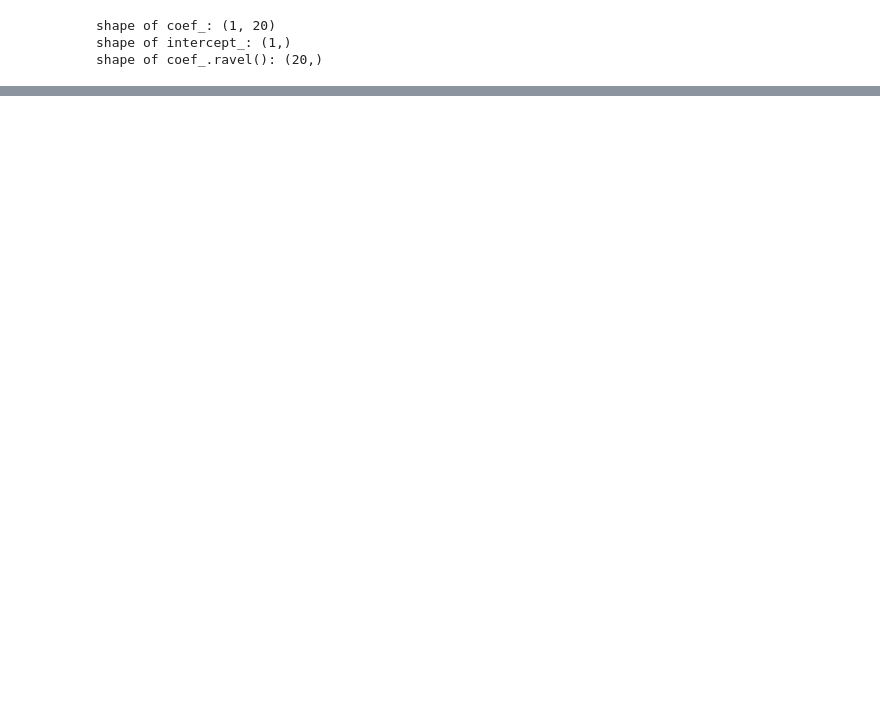
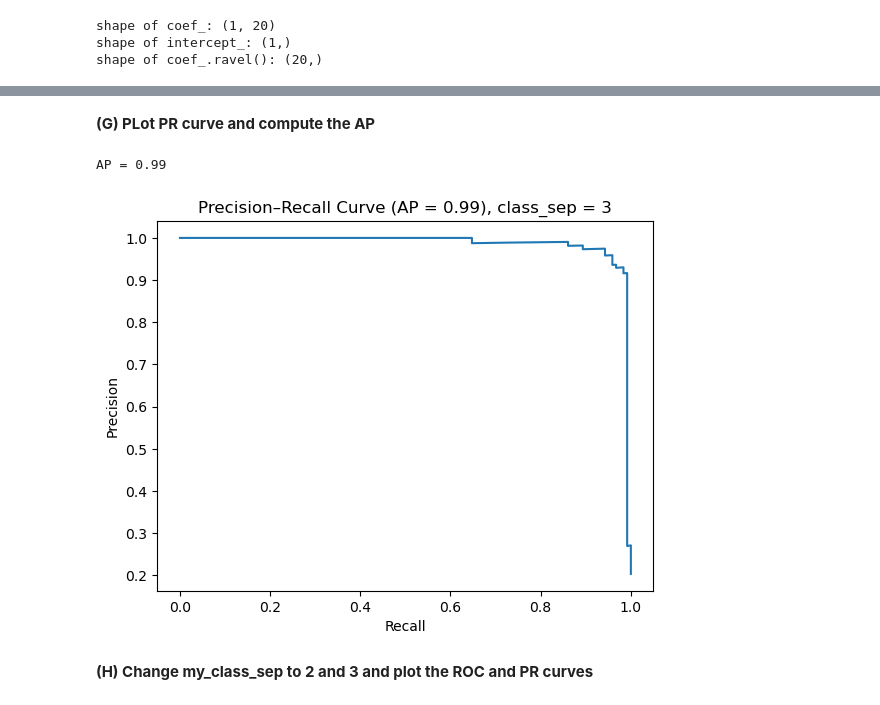
Before and after one commit to duxiuxia-bioinformatics/teach_machine_learning_and_ai, a Jupyter notebook: src/assignment_and_exam/apply_logistic_regression/problem_3/prob_3.ipynb, the cells around one changed output, grey strips where cells are left out. Cells and saved outputs as stored; diff of their text form; code cells hidden in the pictures; blank space fills up the shorter version.

```diff
--- a/src/assignment_and_exam/apply_logistic_regression/problem_3/prob_3.ipynb
+++ b/src/assignment_and_exam/apply_logistic_regression/problem_3/prob_3.ipynb
@@ -228,0 +214,22 @@ AP = 0.44
+# %% [markdown]
+**(G) PLot PR curve and compute the AP**
+# %%
+# Precision-Recall curve and Average Precision
+prec, rec, pr_thresh = precision_recall_curve(y_test, proba_test)
+ap = average_precision_score(y_test, proba_test)
+
+plt.figure()
+plt.plot(rec, prec)
+plt.xlabel("Recall")
+plt.ylabel("Precision")
+plt.title(f"Precision–Recall Curve (AP = {ap:.2f}), class_sep = {my_class_sep}")
+
+out_file_name = 'PR_class_sep_' + str(my_class_sep) + '.png'
+plt.savefig(out_file_name)
+
+print(f'AP = {round(ap, 2)}')
+# %% [output]
+AP = 0.99
+[figure, added]
+# %% [markdown]
+**(H) Change my_class_sep to 2 and 3 and plot the ROC and PR curves**
```
Also changed, not shown: parts of 20 cells of this notebook.
